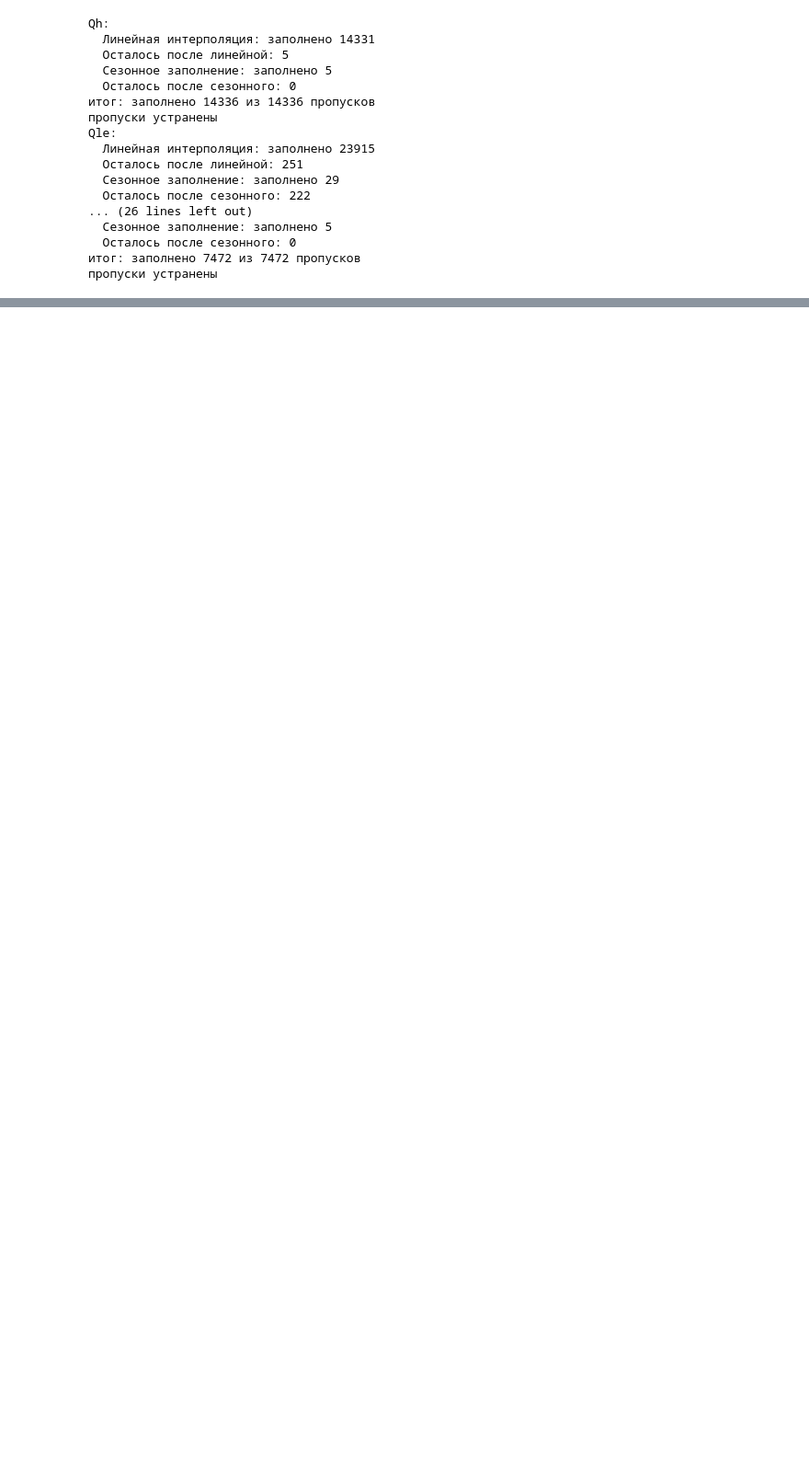
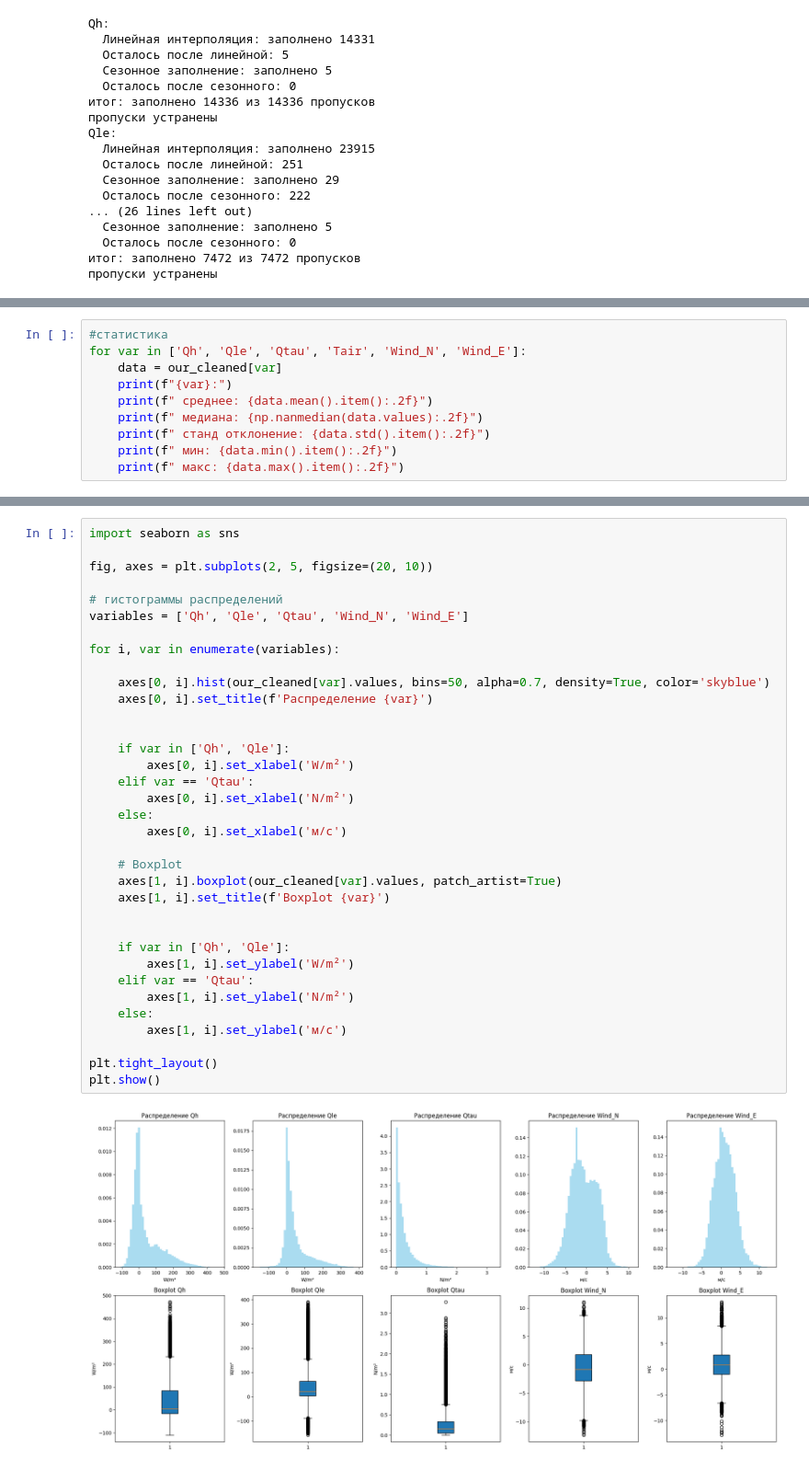
Before and after one commit to hey-there-rats/turbulent-fluxes-urban-ml, a Jupyter notebook: netCDF.ipynb, the cells around one changed output, grey strips where cells are left out. Shown at 92% size. Cells and saved outputs as stored; diff of their text form; blank space fills up the shorter version.

```diff
--- a/netCDF.ipynb
+++ b/netCDF.ipynb
@@ -153,0 +213,10 @@ def clean_physical_limits(data, var_name):
+# %%
+#статистика
+for var in ['Qh', 'Qle', 'Qtau', 'Tair', 'Wind_N', 'Wind_E']:
+    data = our_cleaned[var]
+    print(f"{var}:")
+    print(f" среднее: {data.mean().item():.2f}")
+    print(f" медиана: {np.nanmedian(data.values):.2f}")
+    print(f" станд отклонение: {data.std().item():.2f}")
+    print(f" мин: {data.min().item():.2f}")
+    print(f" макс: {data.max().item():.2f}")
@@ -153,0 +241,37 @@ def clean_physical_limits(data, var_name):
+# %%
+import seaborn as sns
+
+fig, axes = plt.subplots(2, 5, figsize=(20, 10))
+
+# гистограммы распределений
+variables = ['Qh', 'Qle', 'Qtau', 'Wind_N', 'Wind_E']
+
+for i, var in enumerate(variables):
+
+    axes[0, i].hist(our_cleaned[var].values, bins=50, alpha=0.7, density=True, color='skyblue')
+    axes[0, i].set_title(f'Распределение {var}')
+
+
+    if var in ['Qh', 'Qle']:
+        axes[0, i].set_xlabel('W/m²')
+    elif var == 'Qtau':
+        axes[0, i].set_xlabel('N/m²')
+    else:
+        axes[0, i].set_xlabel('м/с')
+
+    # Boxplot
+    axes[1, i].boxplot(our_cleaned[var].values, patch_artist=True)
+    axes[1, i].set_title(f'Boxplot {var}')
+
+
+    if var in ['Qh', 'Qle']:
+        axes[1, i].set_ylabel('W/m²')
+    elif var == 'Qtau':
+        axes[1, i].set_ylabel('N/m²')
+    else:
+        axes[1, i].set_ylabel('м/с')
+
+plt.tight_layout()
+plt.show()
+# %% [output]
+[figure, added]
```
Also changed, not shown: parts of 10 cells of this notebook.
